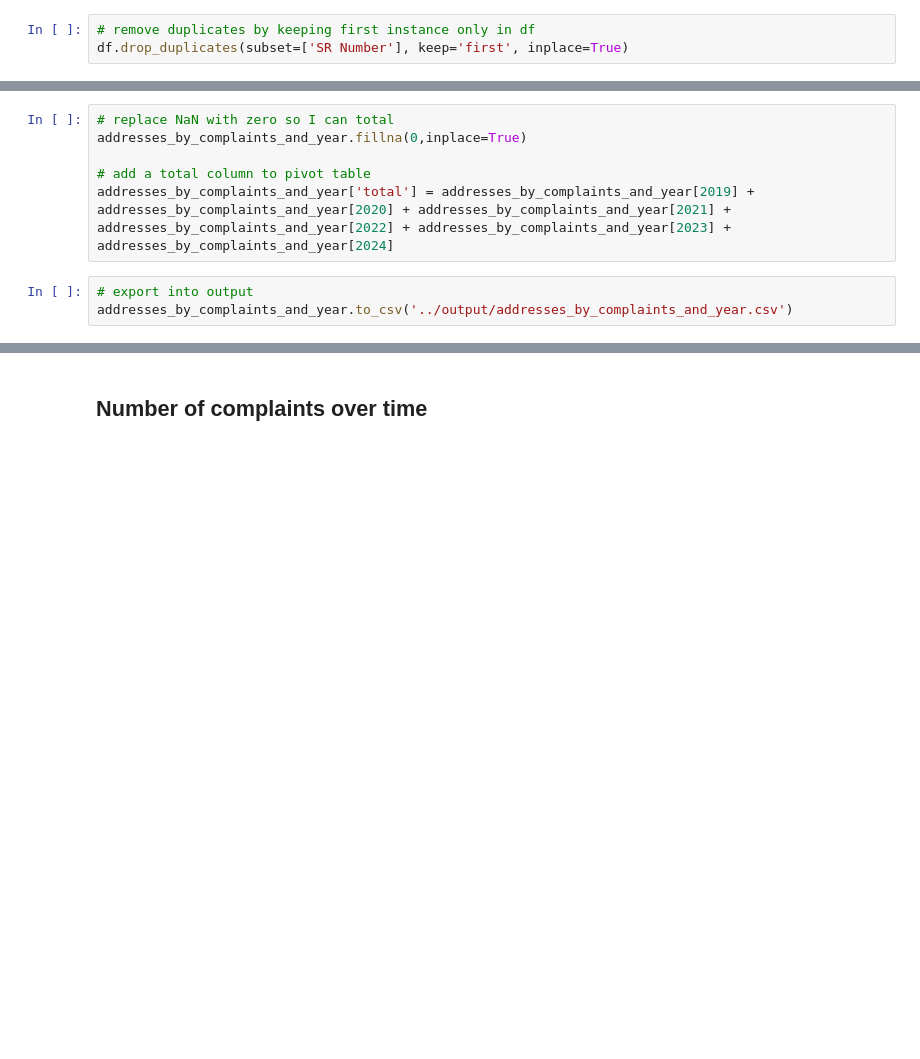
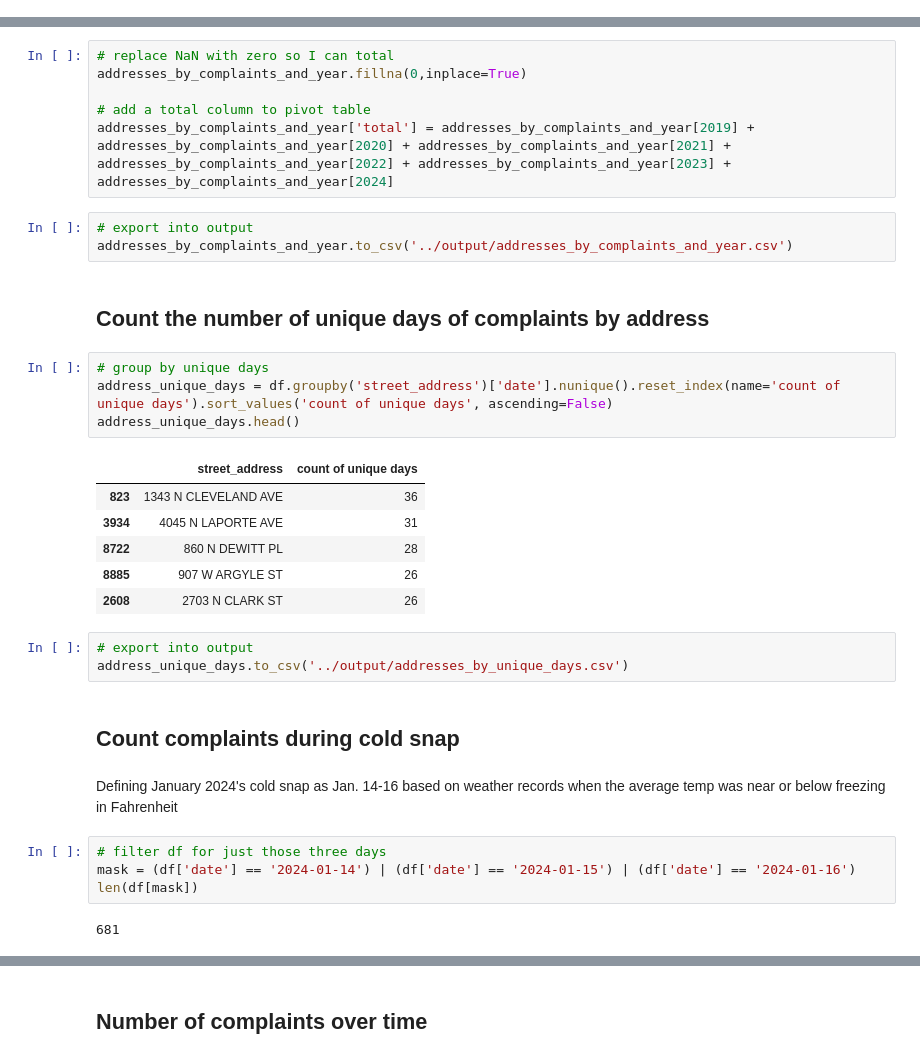
Before and after one commit to amyq96/stories, a Jupyter notebook: no-heat/notebooks/analyze-addresses.ipynb, the cells around one changed output, grey strips where cells are left out. Cells and saved outputs as stored; diff of their text form; blank space fills up the shorter version.

```diff
--- a/no-heat/notebooks/analyze-addresses.ipynb
+++ b/no-heat/notebooks/analyze-addresses.ipynb
@@ -47,3 +13,0 @@ df[duplicates_mask]
-# %%
-# remove duplicates by keeping first instance only in df
-df.drop_duplicates(subset=['SR Number'], keep='first', inplace=True)
@@ -110,3 +76,29 @@ addresses_by_complaints_and_year['total'] = addresses_by_complaints_and_year[201
 # %%
 # export into output
 addresses_by_complaints_and_year.to_csv('../output/addresses_by_complaints_and_year.csv')
+# %% [markdown]
+## Count the number of unique days of complaints by address
+# %%
+# group by unique days
+address_unique_days = df.groupby('street_address')['date'].nunique().reset_index(name='count of unique days').sort_values('count of unique days', ascending=False)
+address_unique_days.head()
+# %% [output]
+|  | street_address | count of unique days |
+| 823 | 1343 N CLEVELAND AVE | 36 |
+| 3934 | 4045 N LAPORTE AVE | 31 |
+| 8722 | 860 N DEWITT PL | 28 |
+| 8885 | 907 W ARGYLE ST | 26 |
+| 2608 | 2703 N CLARK ST | 26 |
+# %%
+# export into output
+address_unique_days.to_csv('../output/addresses_by_unique_days.csv')
+# %% [markdown]
+## Count complaints during cold snap
+# %% [markdown]
+Defining January 2024's cold snap as Jan. 14-16 based on weather records when the average temp was near or below freezing in Fahrenheit
+# %%
+# filter df for just those three days
+mask = (df['date'] == '2024-01-14') | (df['date'] == '2024-01-15') | (df['date'] == '2024-01-16')
+len(df[mask])
+# %% [output]
+681
```
Also changed, not shown: parts of 16 cells of this notebook, 1 other file.
